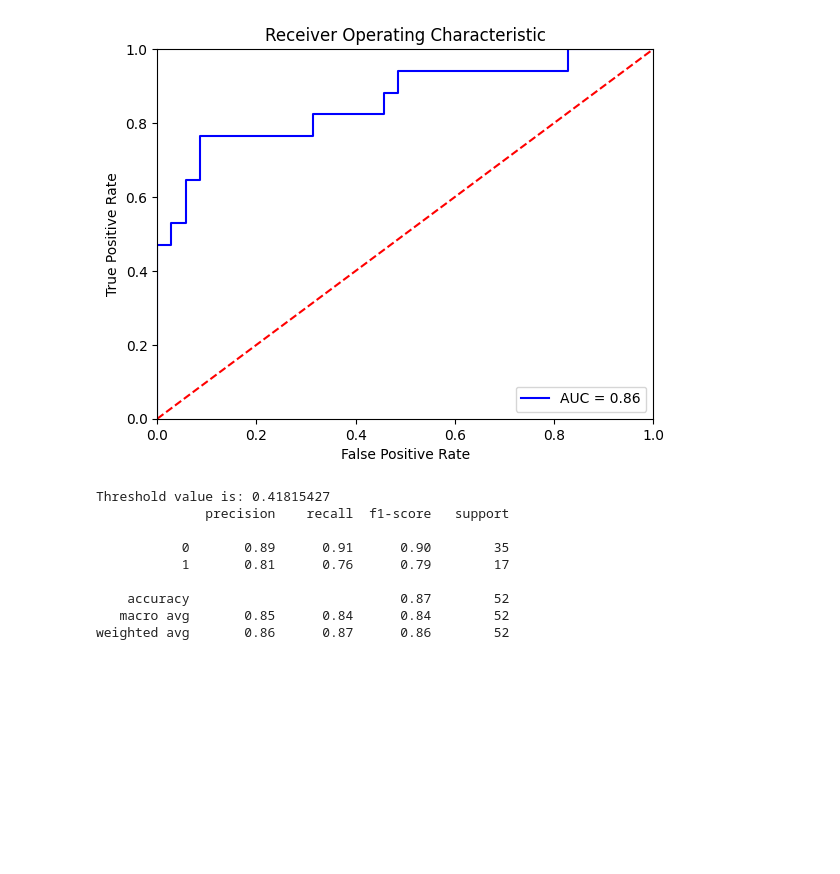
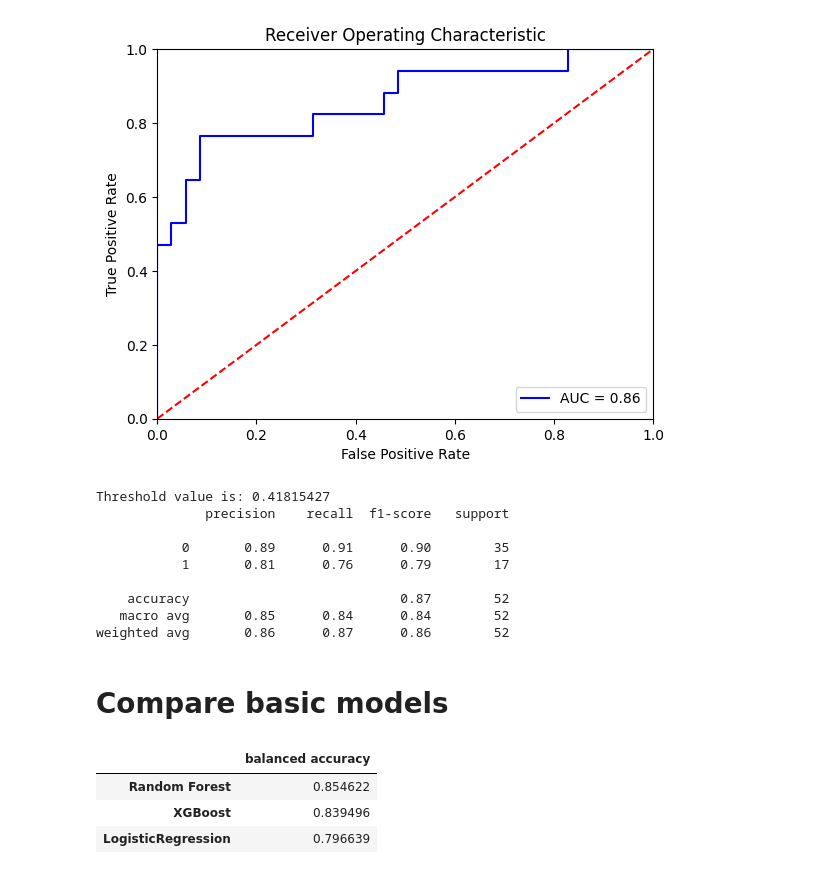
Before and after one commit to Hubert-Magdziak/ML-heart-failure-prediction, a Jupyter notebook: Models/model0.ipynb, the cells around one changed output. Drawn from its saved outputs; the diff is of its cells as text; code cells hidden in the pictures; blank space fills up the shorter version.

Commit message:
Compare basic models

```diff
--- a/Models/model0.ipynb
+++ b/Models/model0.ipynb
@@ -205,3 +211,17 @@ Threshold value is: 0.41815427
     accuracy                           0.87        52
    macro avg       0.85      0.84      0.84        52
 weighted avg       0.86      0.87      0.86        52
+# %% [markdown]
+# Compare basic models
+# %%
+# Create data frame with results
+basic_models = dict()
+basic_models['LogisticRegression'] = balanced_accuracy_score(y_validate, y_pred_proba_elastic_net >= cut_off_lr)
+basic_models['Random Forest'] = balanced_accuracy_score(y_validate, y_pred_proba_rf >= cut_off_rf)
+basic_models['XGBoost'] = balanced_accuracy_score(y_validate, y_pred_proba_xgb >= cut_off_xgb)
+pd.Series(basic_models).to_frame("balanced accuracy").sort_values(by="balanced accuracy", ascending=False)
+# %% [output]
+|  | balanced accuracy |
+| Random Forest | 0.854622 |
+| XGBoost | 0.839496 |
+| LogisticRegression | 0.796639 |
```
Also changed, not shown: parts of 4 cells of this notebook.
